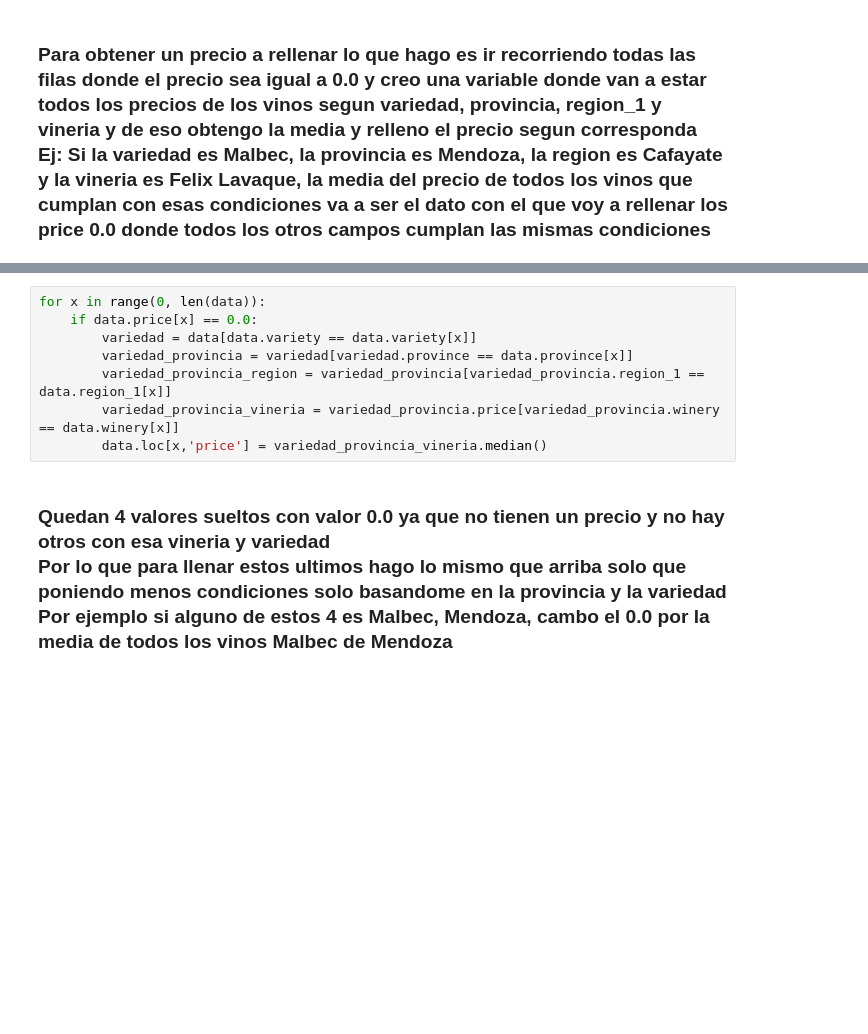
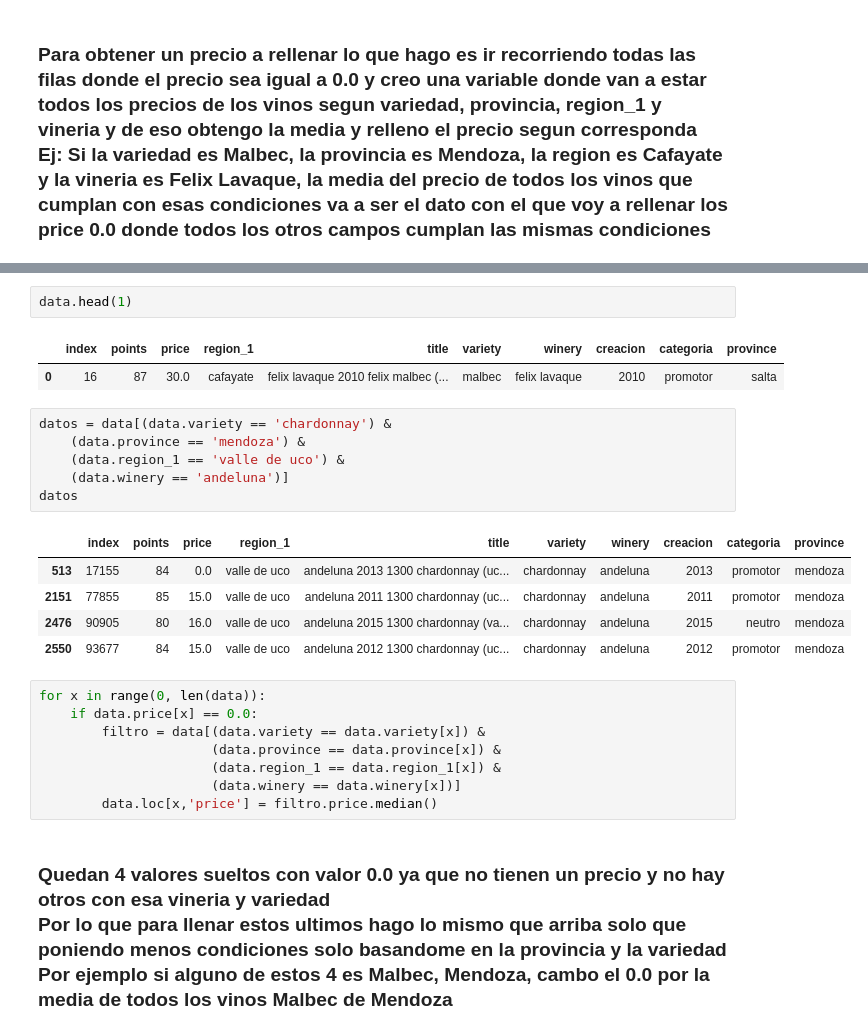
Before and after one commit to juanspinelli/main, a Jupyter notebook: EDA Vinos/Analisis-Vinos.ipynb, the cells around one changed output, grey strips where cells are left out. Drawn from its saved outputs; the diff is of its cells as text; blank space fills up the shorter version.

```diff
--- a/EDA Vinos/Analisis-Vinos.ipynb
+++ b/EDA Vinos/Analisis-Vinos.ipynb
@@ -250,11 +251,28 @@ data.price = data.price.fillna(value=0)
+# %%
+data.head(1)
+# %% [output]
+|  | index | points | price | region_1 | title | variety | winery | creacion | categoria | province |
+| 0 | 16 | 87 | 30.0 | cafayate | felix lavaque 2010 felix malbec (... | malbec | felix lavaque | 2010 | promotor | salta |
+# %%
+datos = data[(data.variety == 'chardonnay') &
+    (data.province == 'mendoza') &
+    (data.region_1 == 'valle de uco') &
+    (data.winery == 'andeluna')]
+datos
+# %% [output]
+|  | index | points | price | region_1 | title | variety | winery | creacion | categoria | province |
+| 513 | 17155 | 84 | 0.0 | valle de uco | andeluna 2013 1300 chardonnay (uc... | chardonnay | andeluna | 2013 | promotor | mendoza |
+| 2151 | 77855 | 85 | 15.0 | valle de uco | andeluna 2011 1300 chardonnay (uc... | chardonnay | andeluna | 2011 | promotor | mendoza |
+| 2476 | 90905 | 80 | 16.0 | valle de uco | andeluna 2015 1300 chardonnay (va... | chardonnay | andeluna | 2015 | neutro | mendoza |
+| 2550 | 93677 | 84 | 15.0 | valle de uco | andeluna 2012 1300 chardonnay (uc... | chardonnay | andeluna | 2012 | promotor | mendoza |
 # %%
 for x in range(0, len(data)):
     if data.price[x] == 0.0:
-        variedad = data[data.variety == data.variety[x]]
-        variedad_provincia = variedad[variedad.province == data.province[x]]
-        variedad_provincia_region = variedad_provincia[variedad_provincia.region_1 == data.region_1[x]]
-        variedad_provincia_vineria = variedad_provincia.price[variedad_provincia.winery == data.winery[x]]
-        data.loc[x,'price'] = variedad_provincia_vineria.median()
+        filtro = data[(data.variety == data.variety[x]) &
+                      (data.province == data.province[x]) &
+                      (data.region_1 == data.region_1[x]) &
+                      (data.winery == data.winery[x])]
+        data.loc[x,'price'] = filtro.price.median()
 # %% [markdown]
 ### Quedan 4 valores sueltos con valor 0.0 ya que no tienen un precio y no hay otros con esa vineria y variedad <br> Por lo que para llenar estos ultimos hago lo mismo que arriba solo que poniendo menos condiciones solo basandome en la provincia y la variedad <br> Por ejemplo si alguno de estos 4 es Malbec, Mendoza, cambo el 0.0 por la media de todos los vinos Malbec de Mendoza
 # %%
```
Also changed, not shown: parts of 15 cells of this notebook.
